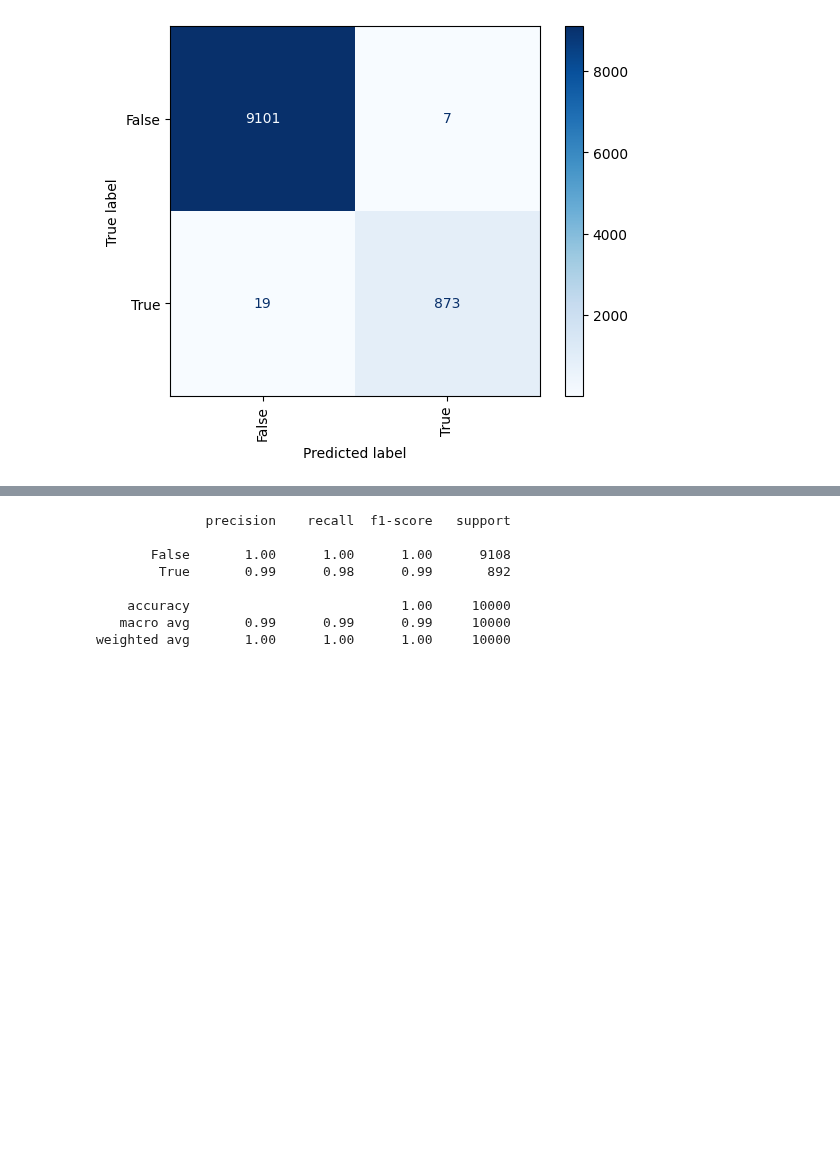
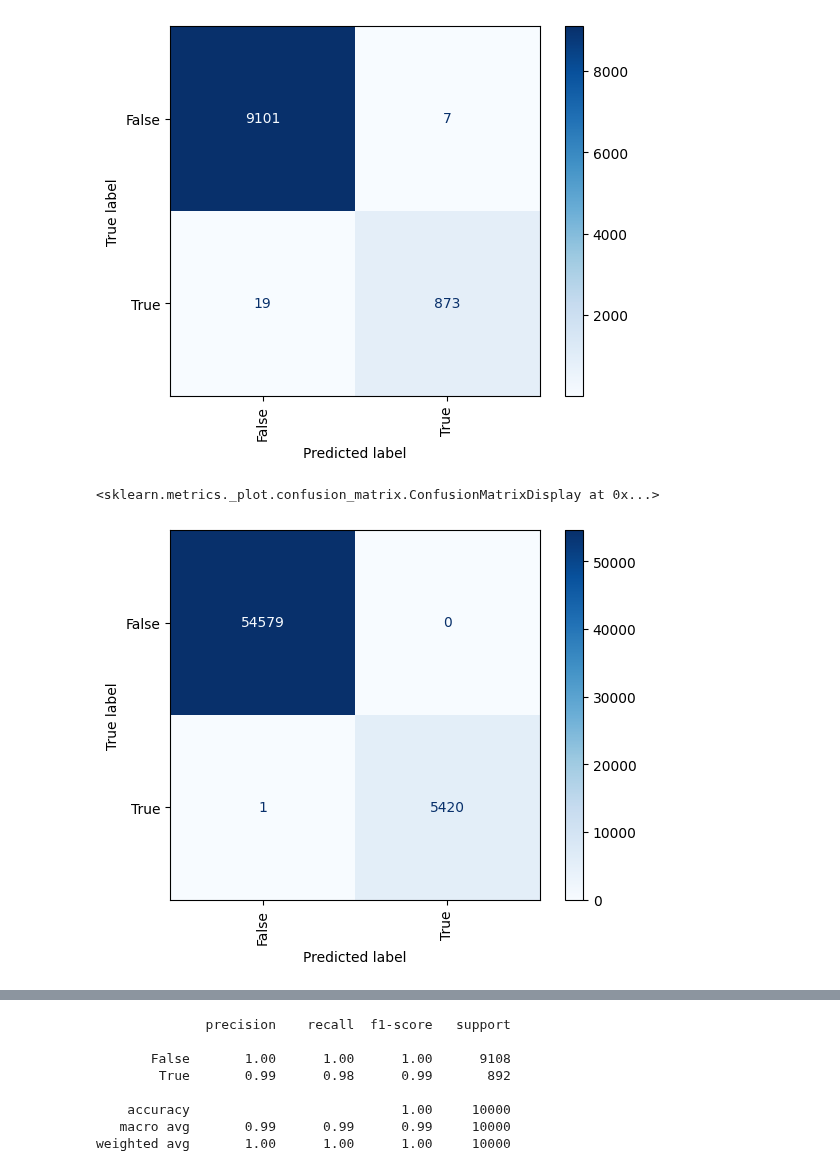
Before and after one commit to PaulBichl/machine-learning, a Jupyter notebook: src/machine_learning/NumberClassification/Load_MNIST_Data.ipynb, the cells around one changed output, grey strips where cells are left out. Cells and saved outputs as stored; diff of their text form; code cells hidden in the pictures; blank space fills up the shorter version.

Commit message:
added new confusion matrix for all digits model with 5 vs !5

```diff
--- a/src/machine_learning/NumberClassification/Load_MNIST_Data.ipynb
+++ b/src/machine_learning/NumberClassification/Load_MNIST_Data.ipynb
@@ -195,3 +196,12 @@ cmd.plot(cmap=plt.cm.Blues, xticks_rotation='vertical')
 # %% [output]
 <sklearn.metrics._plot.confusion_matrix.ConfusionMatrixDisplay at 0x...>
 [figure]
+# %%
+#gpt
+from sklearn.metrics import confusion_matrix, ConfusionMatrixDisplay, classification_report
+confusion_matrix = confusion_matrix(y_train_binary, y_pred_train)
+cmd = ConfusionMatrixDisplay(confusion_matrix=confusion_matrix, display_labels=svc.classes_)
+cmd.plot(cmap=plt.cm.Blues, xticks_rotation='vertical')
+# %% [output]
+<sklearn.metrics._plot.confusion_matrix.ConfusionMatrixDisplay at 0x...>
+[figure, added]
```
Also changed, not shown: parts of 5 cells of this notebook.
